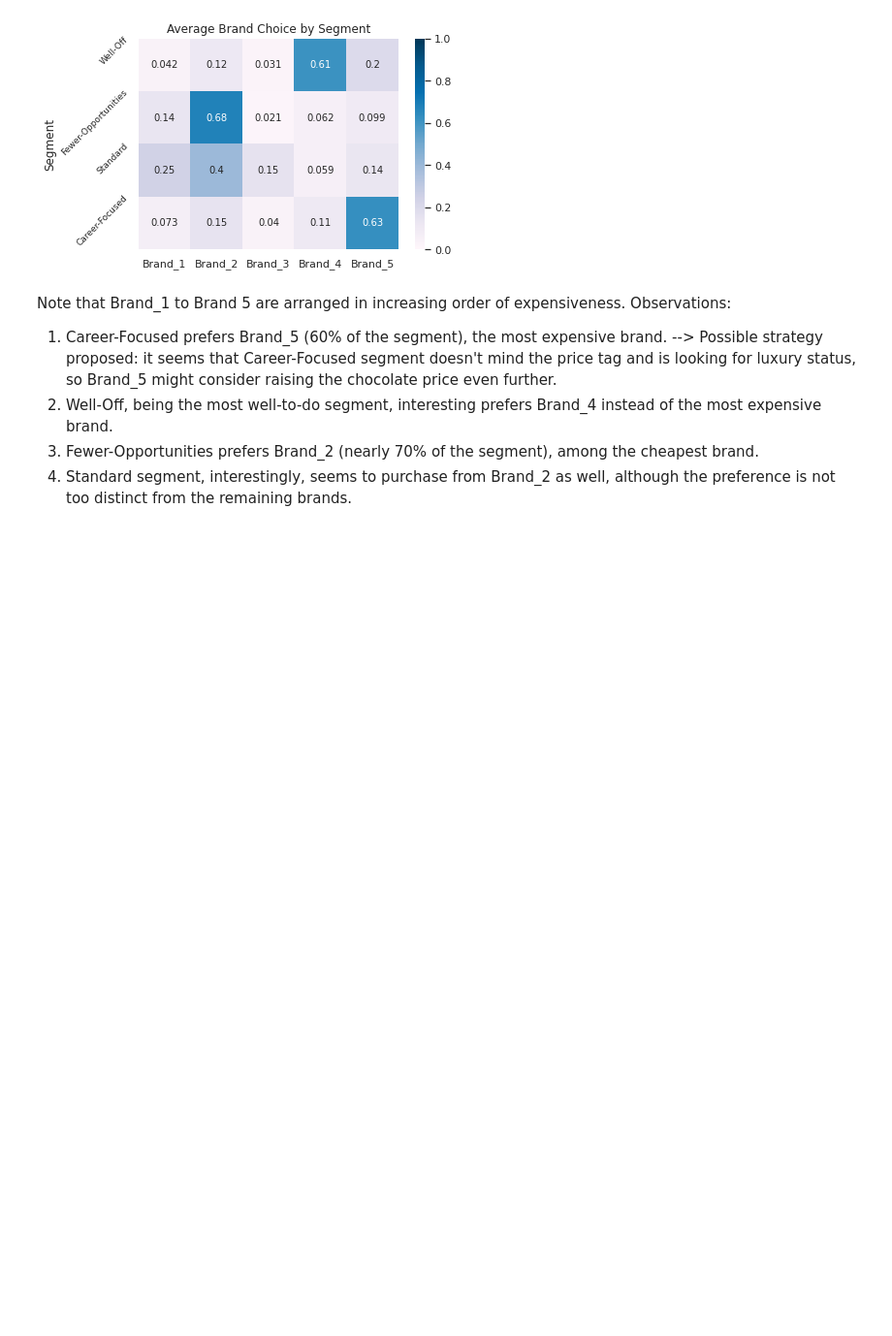
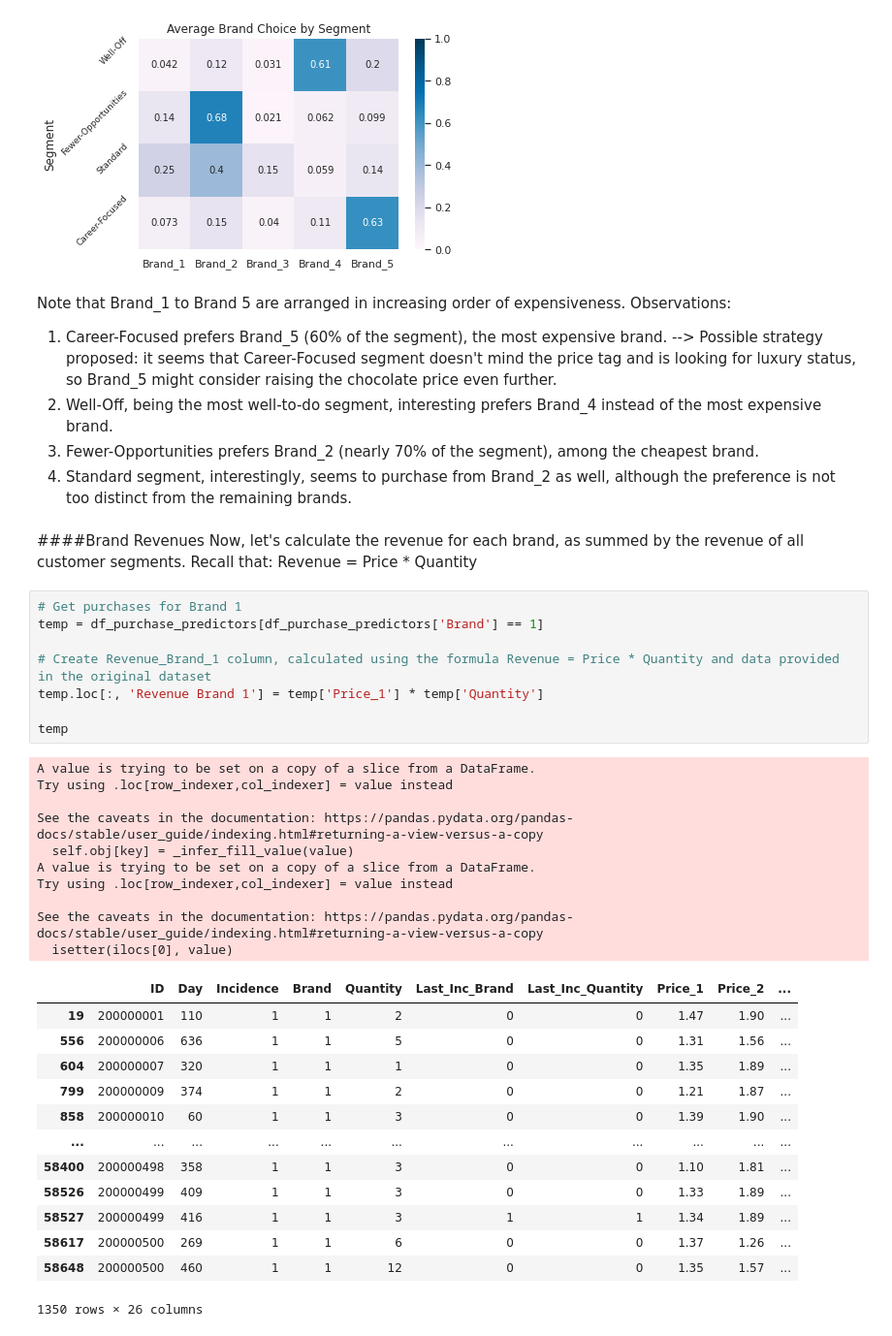
Before and after one commit to mihnguyen/udemy-customer-analytics, a Jupyter notebook: purchase-prediction/notebook_Purchase_Prediction.ipynb, the cells around one changed output. Shown at 97% size. Saved outputs shown, nothing was run; the diff lists cells and outputs as text; blank space fills up the shorter version.

```diff
--- a/purchase-prediction/notebook_Purchase_Prediction.ipynb
+++ b/purchase-prediction/notebook_Purchase_Prediction.ipynb
@@ -416,3 +431,39 @@ Note that Brand_1 to Brand 5 are arranged in increasing order of expensiveness.
 2. Well-Off, being the most well-to-do segment, interesting prefers Brand_4 instead of the most expensive brand.
 3. Fewer-Opportunities prefers Brand_2 (nearly 70% of the segment), among the cheapest brand.
 4. Standard segment, interestingly, seems to purchase from Brand_2 as well, although the preference is not too distinct from the remaining brands.
+# %% [markdown]
+####Brand Revenues
+Now, let's calculate the revenue for each brand, as summed by the revenue of all customer segments. Recall that:
+Revenue = Price * Quantity
+# %%
+# Get purchases for Brand 1
+temp = df_purchase_predictors[df_purchase_predictors['Brand'] == 1]
+
+# Create Revenue_Brand_1 column, calculated using the formula Revenue = Price * Quantity and data provided in the original dataset
+temp.loc[:, 'Revenue Brand 1'] = temp['Price_1'] * temp['Quantity']
+
+temp
+# %% [output]
+A value is trying to be set on a copy of a slice from a DataFrame.
+Try using .loc[row_indexer,col_indexer] = value instead
+
+See the caveats in the documentation: https://pandas.pydata.org/pandas-docs/stable/user_guide/indexing.html#returning-a-view-versus-a-copy
+  self.obj[key] = _infer_fill_value(value)
+A value is trying to be set on a copy of a slice from a DataFrame.
+Try using .loc[row_indexer,col_indexer] = value instead
+
+See the caveats in the documentation: https://pandas.pydata.org/pandas-docs/stable/user_guide/indexing.html#returning-a-view-versus-a-copy
+  isetter(ilocs[0], value)
+|  | ID | Day | Incidence | Brand | Quantity | Last_Inc_Brand | Last_Inc_Quantity | Price_1 | Price_2 | ... |
+| 19 | 200000001 | 110 | 1 | 1 | 2 | 0 | 0 | 1.47 | 1.90 | ... |
+| 556 | 200000006 | 636 | 1 | 1 | 5 | 0 | 0 | 1.31 | 1.56 | ... |
+| 604 | 200000007 | 320 | 1 | 1 | 1 | 0 | 0 | 1.35 | 1.89 | ... |
+| 799 | 200000009 | 374 | 1 | 1 | 2 | 0 | 0 | 1.21 | 1.87 | ... |
+| 858 | 200000010 | 60 | 1 | 1 | 3 | 0 | 0 | 1.39 | 1.90 | ... |
+| ... | ... | ... | ... | ... | ... | ... | ... | ... | ... | ... |
+| 58400 | 200000498 | 358 | 1 | 1 | 3 | 0 | 0 | 1.10 | 1.81 | ... |
+| 58526 | 200000499 | 409 | 1 | 1 | 3 | 0 | 0 | 1.33 | 1.89 | ... |
+| 58527 | 200000499 | 416 | 1 | 1 | 3 | 1 | 1 | 1.34 | 1.89 | ... |
+| 58617 | 200000500 | 269 | 1 | 1 | 6 | 0 | 0 | 1.37 | 1.26 | ... |
+| 58648 | 200000500 | 460 | 1 | 1 | 12 | 0 | 0 | 1.35 | 1.57 | ... |
+1350 rows × 26 columns
```
Also changed, not shown: parts of 11 cells of this notebook.
